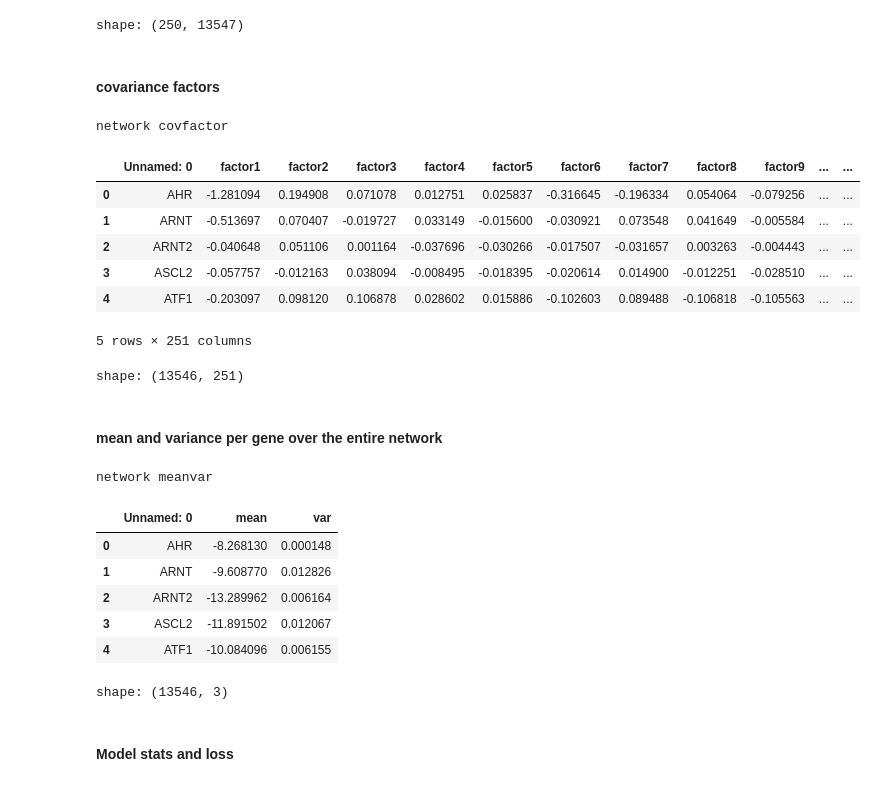
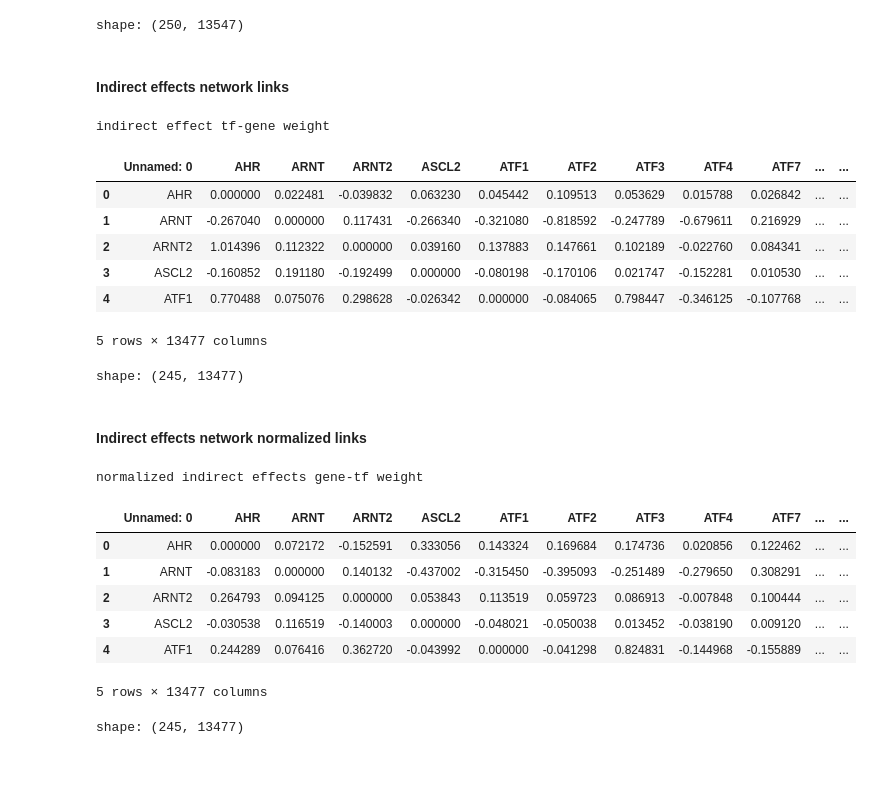
Before and after one commit to akanksha-sachan/B_Cell_States, a Jupyter notebook: multiome_dictys/py_scripts/data_prep_and_checks.ipynb, the cells around one changed output. Cells and saved outputs as stored; diff of their text form; code cells hidden in the pictures.

```diff
--- a/multiome_dictys/py_scripts/data_prep_and_checks.ipynb
+++ b/multiome_dictys/py_scripts/data_prep_and_checks.ipynb
@@ -1304,48 +1400,47 @@ network nweight
 | 4 | ATF1 | 0.0 | 0.0 | 0.0 | 0.000000 | 0.000000 | 0.0 | 0.0 | 0.000000 | 0.000000 | ... | ... |
 5 rows × 13547 columns
 shape: (250, 13547)
-# %% [markdown]
-#### covariance factors
+# %% [markdown]
+#### Indirect effects network links
 # %%
-# load net_covfactor.tsv in pandas
+# load net_iweight.tsv in pandas
 import pandas as pd
-net_covfactor_file = "/ocean/projects/cis240075p/asachan/datasets/B_Cell/multiome_1st_donor_UPMC_aggr/dictys_outs/tmp_dynamic/Subset1/net_covfactor.tsv.gz"
+net_iweight_file = "/ocean/projects/cis240075p/asachan/datasets/B_Cell/multiome_1st_donor_UPMC_aggr/dictys_outs/tmp_dynamic/Subset33/net_iweight.tsv.gz"
 # Load data
-net_covfactor = pd.read_csv(net_covfactor_file, header=0, index_col=None, sep='\t', compression='gzip')
+net_iweight = pd.read_csv(net_iweight_file, header=0, index_col=None, sep='\t', compression='gzip')
 # Display the first few rows of each DataFrame to confirm successful loading
-print("network covfactor")
-display(net_covfactor.head())
-print("shape:", net_covfactor.shape)
+print("indirect effect tf-gene weight")
+display(net_iweight.head())
+print("shape:", net_iweight.shape)
 # %% [output]
-network covfactor
+indirect effect tf-gene weight
-|  | Unnamed: 0 | factor1 | factor2 | factor3 | factor4 | factor5 | factor6 | factor7 | factor8 | factor9 | ... | ... |
-| 0 | AHR | -1.281094 | 0.194908 | 0.071078 | 0.012751 | 0.025837 | -0.316645 | -0.196334 | 0.054064 | -0.079256 | ... | ... |
-| 1 | ARNT | -0.513697 | 0.070407 | -0.019727 | 0.033149 | -0.015600 | -0.030921 | 0.073548 | 0.041649 | -0.005584 | ... | ... |
-| 2 | ARNT2 | -0.040648 | 0.051106 | 0.001164 | -0.037696 | -0.030266 | -0.017507 | -0.031657 | 0.003263 | -0.004443 | ... | ... |
-| 3 | ASCL2 | -0.057757 | -0.012163 | 0.038094 | -0.008495 | -0.018395 | -0.020614 | 0.014900 | -0.012251 | -0.028510 | ... | ... |
-| 4 | ATF1 | -0.203097 | 0.098120 | 0.106878 | 0.028602 | 0.015886 | -0.102603 | 0.089488 | -0.106818 | -0.105563 | ... | ... |
+|  | Unnamed: 0 | AHR | ARNT | ARNT2 | ASCL2 | ATF1 | ATF2 | ATF3 | ATF4 | ATF7 | ... | ... |
+| 0 | AHR | 0.000000 | 0.022481 | -0.039832 | 0.063230 | 0.045442 | 0.109513 | 0.053629 | 0.015788 | 0.026842 | ... | ... |
+| 1 | ARNT | -0.267040 | 0.000000 | 0.117431 | -0.266340 | -0.321080 | -0.818592 | -0.247789 | -0.679611 | 0.216929 | ... | ... |
+| 2 | ARNT2 | 1.014396 | 0.112322 | 0.000000 | 0.039160 | 0.137883 | 0.147661 | 0.102189 | -0.022760 | 0.084341 | ... | ... |
+| 3 | ASCL2 | -0.160852 | 0.191180 | -0.192499 | 0.000000 | -0.080198 | -0.170106 | 0.021747 | -0.152281 | 0.010530 | ... | ... |
+| 4 | ATF1 | 0.770488 | 0.075076 | 0.298628 | -0.026342 | 0.000000 | -0.084065 | 0.798447 | -0.346125 | -0.107768 | ... | ... |
-5 rows × 251 columns
+5 rows × 13477 columns
-shape: (13546, 251)
+shape: (245, 13477)
-# %% [markdown]
-#### mean and variance per gene over the entire network
+# %% [markdown]
+#### Indirect effects network normalized links
 # %%
-# load net_meanvar.tsv in pandas
+# load net_inweight.tsv in pandas
 import pandas as pd
-net_meanvar_file = "/ocean/projects/cis240075p/asachan/datasets/B_Cell/multiome_1st_donor_UPMC_aggr/dictys_outs/tmp_dynamic/Subset1/net_meanvar.tsv.gz"
+net_inweight_file = "/ocean/projects/cis240075p/asachan/datasets/B_Cell/multiome_1st_donor_UPMC_aggr/dictys_outs/tmp_dynamic/Subset33/net_inweight.tsv.gz"
 # Load data
-net_meanvar = pd.read_csv(net_meanvar_file, header=0, index_col=None, sep='\t', compression='gzip')
+net_inweight = pd.read_csv(net_inweight_file, header=0, index_col=None, sep='\t', compression='gzip')
 # Display the first few rows of each DataFrame to confirm successful loading
-print("network meanvar")
-display(net_meanvar.head())
-print("shape:", net_meanvar.shape)
+print("normalized indirect effects gene-tf weight")
+display(net_inweight.head())
+print("shape:", net_inweight.shape)
 # %% [output]
-network meanvar
+normalized indirect effects gene-tf weight
-|  | Unnamed: 0 | mean | var |
-| 0 | AHR | -8.268130 | 0.000148 |
-| 1 | ARNT | -9.608770 | 0.012826 |
-| 2 | ARNT2 | -13.289962 | 0.006164 |
-| 3 | ASCL2 | -11.891502 | 0.012067 |
-| 4 | ATF1 | -10.084096 | 0.006155 |
+|  | Unnamed: 0 | AHR | ARNT | ARNT2 | ASCL2 | ATF1 | ATF2 | ATF3 | ATF4 | ATF7 | ... | ... |
+| 0 | AHR | 0.000000 | 0.072172 | -0.152591 | 0.333056 | 0.143324 | 0.169684 | 0.174736 | 0.020856 | 0.122462 | ... | ... |
+| 1 | ARNT | -0.083183 | 0.000000 | 0.140132 | -0.437002 | -0.315450 | -0.395093 | -0.251489 | -0.279650 | 0.308291 | ... | ... |
+| 2 | ARNT2 | 0.264793 | 0.094125 | 0.000000 | 0.053843 | 0.113519 | 0.059723 | 0.086913 | -0.007848 | 0.100444 | ... | ... |
+| 3 | ASCL2 | -0.030538 | 0.116519 | -0.140003 | 0.000000 | -0.048021 | -0.050038 | 0.013452 | -0.038190 | 0.009120 | ... | ... |
+| 4 | ATF1 | 0.244289 | 0.076416 | 0.362720 | -0.043992 | 0.000000 | -0.041298 | 0.824831 | -0.144968 | -0.155889 | ... | ... |
-shape: (13546, 3)
+5 rows × 13477 columns
+shape: (245, 13477)
-# %% [markdown]
-#### Model stats and loss
```
Also changed, not shown: parts of 21 cells of this notebook, 3 other files.
